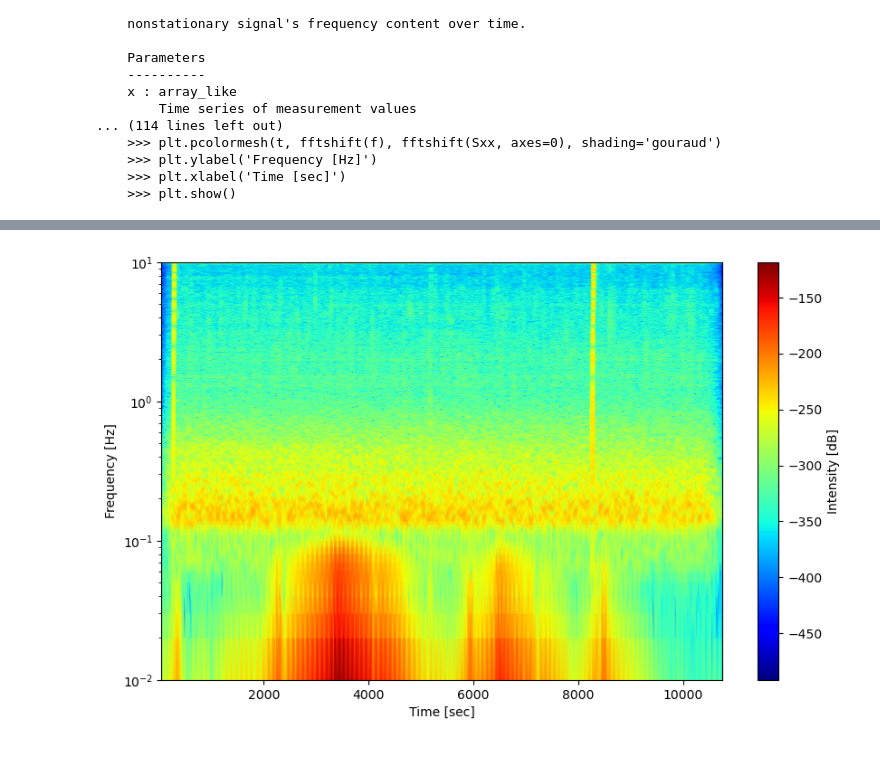
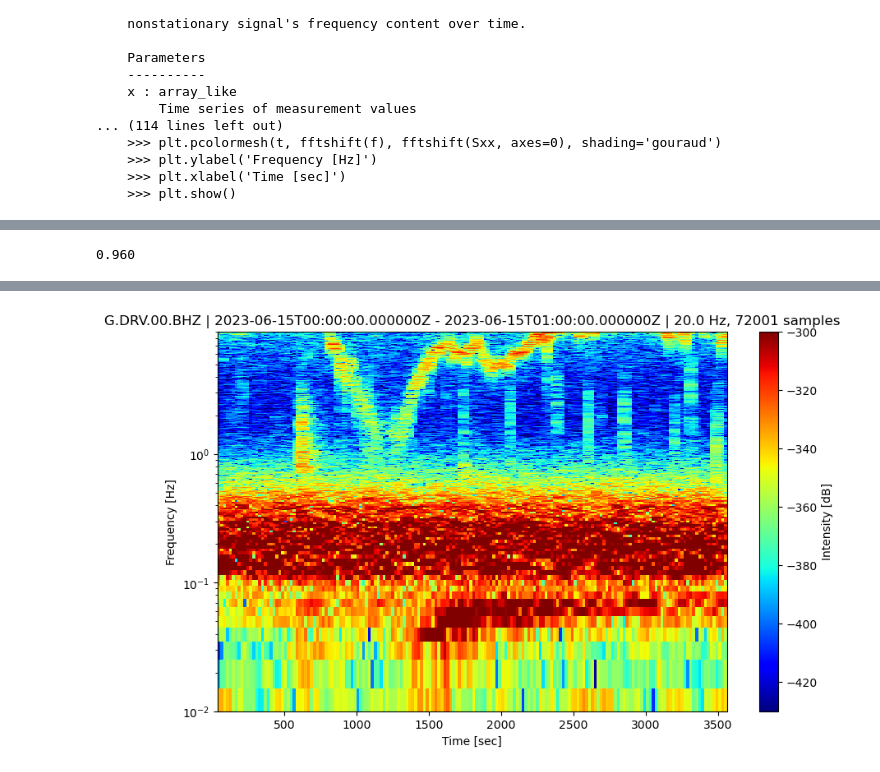
Before and after one commit to ValentinCassayre/ssl-spectrograms, a Jupyter notebook: spectrograms-drv.ipynb, the cells around one changed output, grey strips where cells are left out. Drawn from its saved outputs; the diff is of its cells as text; code cells hidden in the pictures.

```diff
--- a/spectrograms-drv.ipynb
+++ b/spectrograms-drv.ipynb
@@ -149,6 +180,9 @@ spectrogram(x, fs=1.0, window=('tukey', 0.25), nperseg=None, noverlap=None, nfft
     >>> plt.ylabel('Frequency [Hz]')
     >>> plt.xlabel('Time [sec]')
     >>> plt.show()
+# %%
+T = st.select(component='Z')[0]
+title = str(T)
 # %%
 wlen = 100
 per_lap = .8
@@ -158,3 +192,4 @@ noverlap = round(nperseg*per_lap)
 f, t, Sxx = scipy.signal.spectrogram(x=T.data, fs=T.stats.sampling_rate, nperseg=nperseg, noverlap=noverlap)
 # %%
-fmin, fmax = .01, 10
+fmin, fmax = .01, 9
+ii = np.where((f >= fmin) & (f <= fmax))
@@ -161,9 +200,18 @@ fmin, fmax = .01, 10
+# %%
+vmin = -430
+vmax = -300
+jj = np.where((bins > vmin) & (bins < vmax))
+keep = counts[jj].sum()/counts.sum()
+print(f'{keep:.3f}')
+# %% [output]
+0.960
 # %%
 plt.figure(figsize=(10, 6), dpi=100)
-plt.pcolormesh(t, f, np.log(Sxx)*10, shading='gouraud', cmap='jet')
+plt.pcolormesh(t, f[ii], np.log(Sxx[ii])*10, shading='auto', cmap='jet', vmin=vmin, vmax=vmax) # gouraud
 plt.ylabel('Frequency [Hz]')
 plt.xlabel('Time [sec]')
 plt.yscale('log')
 plt.ylim(fmin, fmax)
 plt.colorbar(label='Intensity [dB]')
+plt.title(title)
 # %% [output]
@@ -171 +219 @@ plt.colorbar(label='Intensity [dB]')
-[figure, old version]
+[figure, new version]
```
Also changed, not shown: parts of 42 cells of this notebook.
